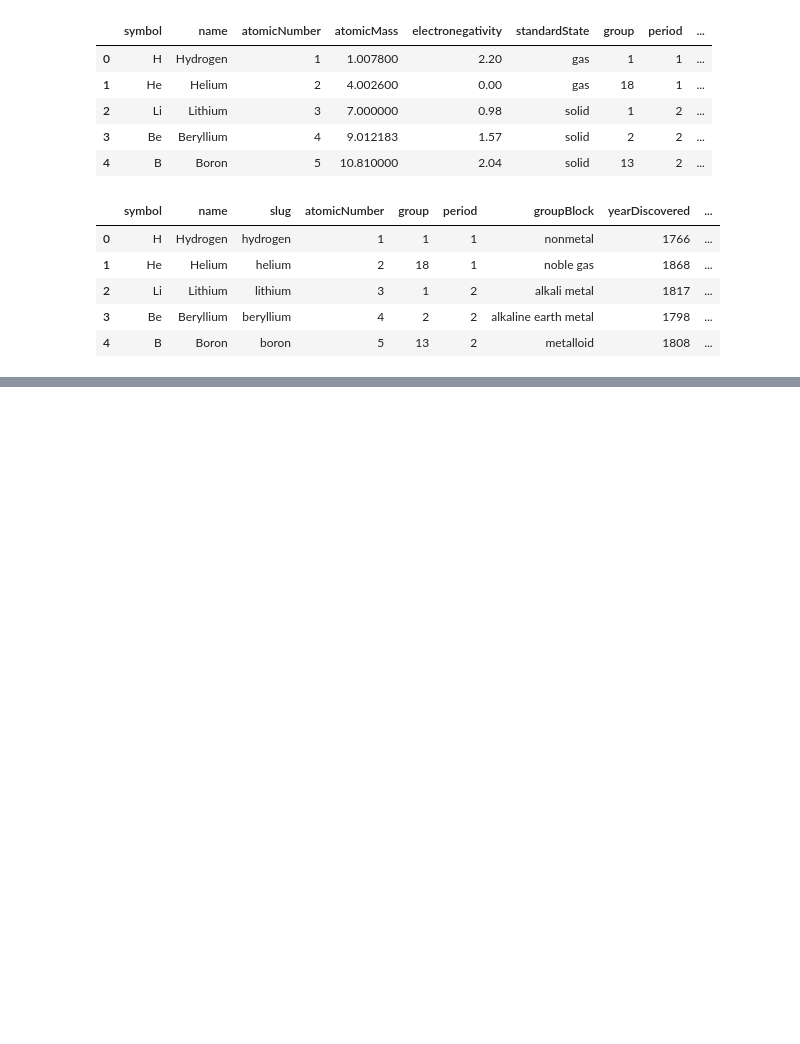
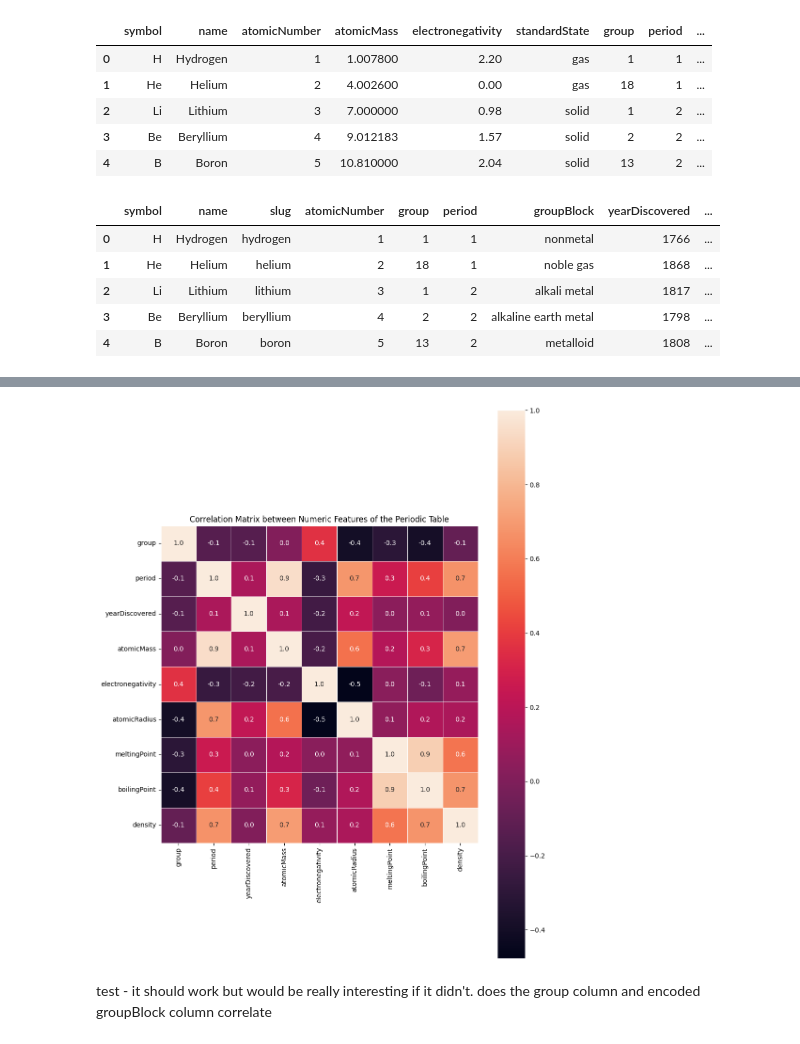
Before and after one commit to Mikayla-ds2/elemental, a Jupyter notebook: eda.ipynb, the cells around one changed output, grey strips where cells are left out. Saved outputs shown, nothing was run; the diff lists cells and outputs as text; code cells hidden in the pictures; blank space fills up the shorter version.

Commit message:
test completed; not great results

```diff
--- a/eda.ipynb
+++ b/eda.ipynb
@@ -43,3 +51,5 @@ data.head()
 data.to_csv('elements.csv')
 # %%
 # attempting out the tabgan on the elements
+dataset = pd.read_csv('cleanElements.csv')
+dataset.head()
@@ -45,0 +91,4 @@ data.to_csv('elements.csv')
+# %%
+numeric = dataset.select_dtypes('number')
+numeric = numeric.drop(['atomicNumber'], axis=1)
+numeric.head()
@@ -45,0 +114,11 @@ data.to_csv('elements.csv')
+# %%
+cm = numeric.corr()
+plt.figure(figsize=(10, 12))
+sns.heatmap(cm, annot=True, fmt='.1f', square=True, linewidths=0.5)
+plt.title('Correlation Matrix between Numeric Features of the Periodic Table')
+plt.tight_layout()
+plt.show()
+# %% [output]
+[figure, added]
+# %% [markdown]
+test - it should work but would be really interesting if it didn't. does the group column and encoded groupBlock column correlate
```
Also changed, not shown: parts of 17 cells of this notebook.
